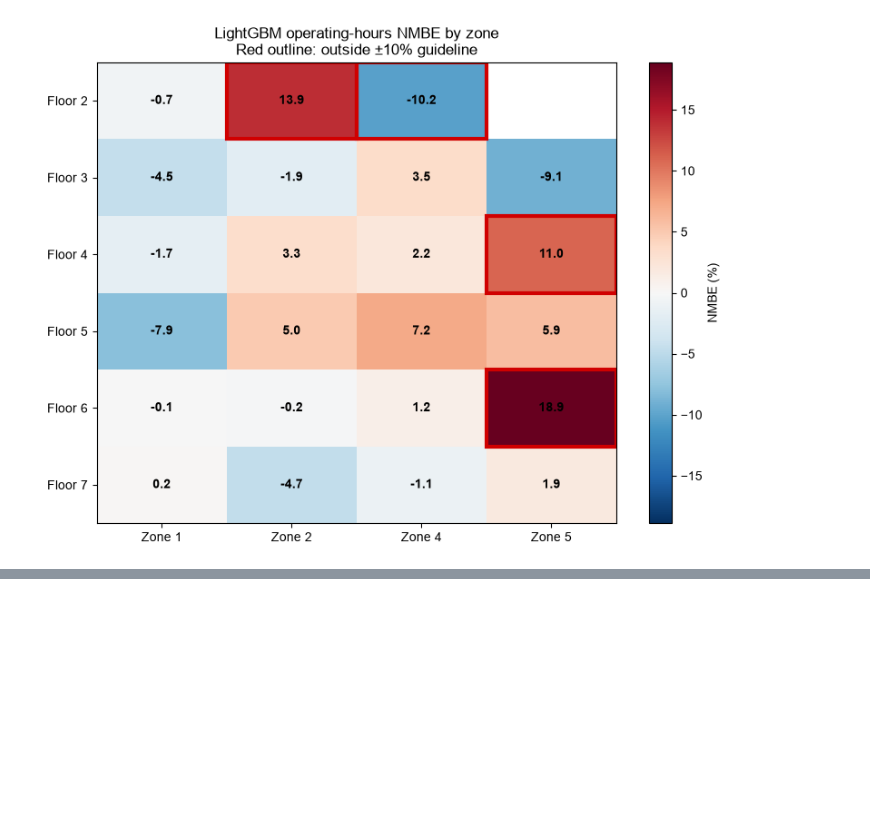
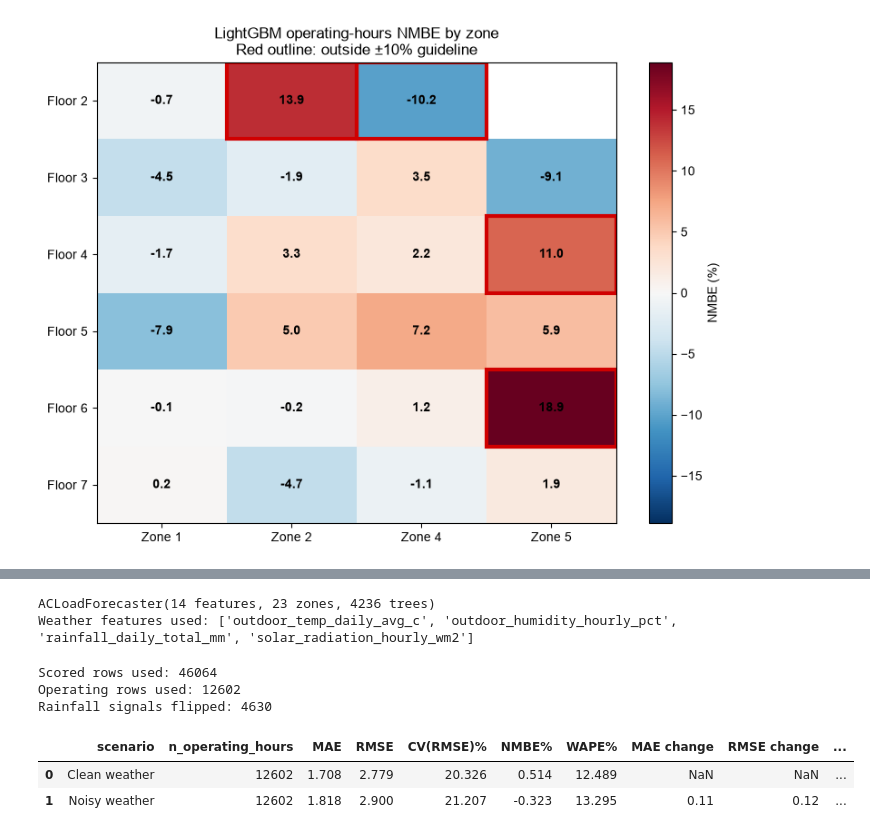
Before and after one commit to rionang2024/is4001, a Jupyter notebook: Qn_B/Metrics Comparison/Model_Metrics_Comparison.ipynb, the cells around one changed output, grey strips where cells are left out. Saved outputs shown, nothing was run; the diff lists cells and outputs as text; code cells hidden in the pictures; blank space fills up the shorter version.

```diff
--- a/Qn_B/Metrics Comparison/Model_Metrics_Comparison.ipynb
+++ b/Qn_B/Metrics Comparison/Model_Metrics_Comparison.ipynb
@@ -306,0 +311,78 @@ nmbe_heat = draw_zone_heatmap(
+# %%
+import sys
+import numpy as np
+sys.path.insert(0, str(ROOT / '3-LightGBM'))
+from ac_forecaster import ACLoadForecaster
+
+MODEL_DIR = ROOT / '3-LightGBM' / 'outputs' / 'ac_forecaster'
+SCREENED_DATA = ROOT / 'Feature Selection' / 'Output' / 'question_b_model_data_screened.parquet'
+weather_model = ACLoadForecaster.load(MODEL_DIR)
+print(weather_model)
+print('Weather features used:', [f for f in weather_model.features if 'outdoor' in f or 'rainfall' in f or 'solar' in f])
+# %% [output]
+ACLoadForecaster(14 features, 23 zones, 4236 trees)
+Weather features used: ['outdoor_temp_daily_avg_c', 'outdoor_humidity_hourly_pct', 'rainfall_daily_total_mm', 'solar_radiation_hourly_wm2']
+# %%
+weather_predictions = lgbm_pred[lgbm_pred['scored'].eq(1)].copy()
+weather_predictions['timestamp'] = pd.to_datetime(weather_predictions['timestamp'])
+model_data = pd.read_parquet(SCREENED_DATA)
+model_data['timestamp'] = pd.to_datetime(model_data['timestamp'])
+weather_inputs = model_data.merge(
+    weather_predictions[['zone_id', 'timestamp', 'scored', 'is_operating_hours', 'ac_load_kw']],
+    on=['zone_id', 'timestamp'], how='inner', suffixes=('', '_prediction')
+)
+weather_inputs = weather_inputs[weather_inputs['scored'].eq(1)].copy()
+
+# Apply a deterministic, documented forecast-error scenario.
+noisy_inputs = weather_inputs.copy()
+rng = np.random.default_rng(2026)
+noisy_inputs['outdoor_temp_daily_avg_c'] = noisy_inputs['outdoor_temp_daily_avg_c'] + rng.normal(0, 1.5, len(noisy_inputs))
+rainy = noisy_inputs['rainfall_daily_total_mm'].fillna(0).gt(0)
+rain_flip = rng.random(len(noisy_inputs)) < 0.10
+noisy_inputs.loc[rain_flip & rainy, 'rainfall_daily_total_mm'] = 0.0
+noisy_inputs.loc[rain_flip & ~rainy, 'rainfall_daily_total_mm'] = 0.1
+
+weather_inputs['LightGBM clean'] = weather_model.predict(weather_inputs)
+weather_inputs['LightGBM noisy weather'] = weather_model.predict(noisy_inputs)
+weather_inputs['weather_prediction_change_kw'] = weather_inputs['LightGBM noisy weather'] - weather_inputs['LightGBM clean']
+weather_inputs['weather_noise_rain_flipped'] = rain_flip
+print('Scored rows used:', len(weather_inputs))
+print('Operating rows used:', int(weather_inputs['is_operating_hours'].eq(1).sum()))
+print('Rainfall signals flipped:', int(rain_flip.sum()))
+# %% [output]
+Scored rows used: 46064
+Operating rows used: 12602
+Rainfall signals flipped: 4630
+# %%
+def score_weather_scenario(frame, prediction_column):
+    operating = frame[frame['is_operating_hours'].eq(1)].copy()
+    actual = operating['ac_load_kw'].to_numpy(float)
+    predicted = operating[prediction_column].to_numpy(float)
+    error = predicted - actual
+    mean_actual = actual.mean()
+    rmse = (error ** 2).mean() ** 0.5
+    return {
+        'n_operating_hours': len(actual),
+        'MAE': abs(error).mean(),
+        'RMSE': rmse,
+        'CV(RMSE)%': rmse / mean_actual * 100,
+        'NMBE%': error.mean() / mean_actual * 100,
+        'WAPE%': abs(error).sum() / abs(actual).sum() * 100,
+    }
+
+weather_scores = pd.DataFrame([
+    {'scenario': 'Clean weather', **score_weather_scenario(weather_inputs, 'LightGBM clean')},
+    {'scenario': 'Noisy weather', **score_weather_scenario(weather_inputs, 'LightGBM noisy weather')},
+])
+for metric in ['MAE', 'RMSE', 'CV(RMSE)%', 'NMBE%', 'WAPE%']:
+    clean = weather_scores.loc[weather_scores['scenario'].eq('Clean weather'), metric].iloc[0]
+    noisy = weather_scores.loc[weather_scores['scenario'].eq('Noisy weather'), metric].iloc[0]
+    weather_scores.loc[weather_scores['scenario'].eq('Noisy weather'), f'{metric} change'] = noisy - clean
+weather_scores = weather_scores.round(3)
+display(weather_scores)
+weather_scores.to_csv(OUT / 'lightgbm_weather_noise_validation.csv', index=False)
+weather_inputs[['zone_id','timestamp','ac_load_kw','is_operating_hours','LightGBM clean','LightGBM noisy weather','weather_prediction_change_kw','weather_noise_rain_flipped']].to_csv(OUT / 'lightgbm_weather_noise_predictions.csv', index=False)
+# %% [output]
+|  | scenario | n_operating_hours | MAE | RMSE | CV(RMSE)% | NMBE% | WAPE% | MAE change | RMSE change | ... |
+| 0 | Clean weather | 12602 | 1.708 | 2.779 | 20.326 | 0.514 | 12.489 | NaN | NaN | ... |
+| 1 | Noisy weather | 12602 | 1.818 | 2.900 | 21.207 | -0.323 | 13.295 | 0.11 | 0.12 | ... |
```
Also changed, not shown: parts of 3 cells of this notebook, 3 other files.
